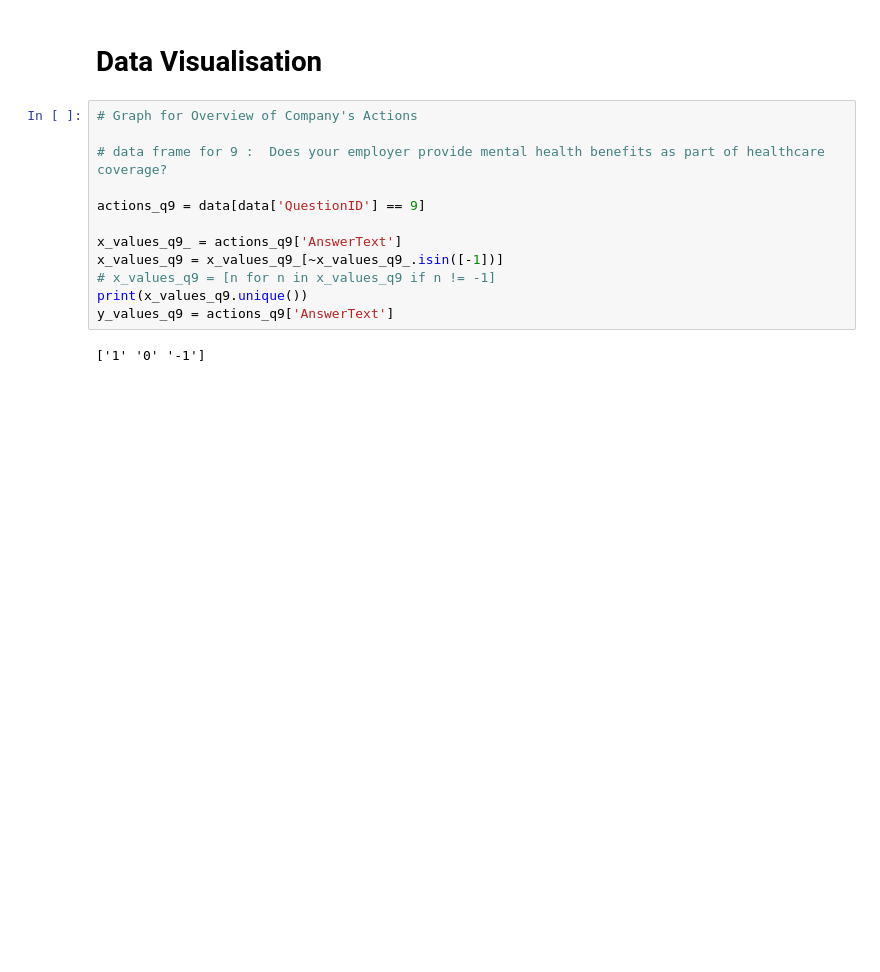
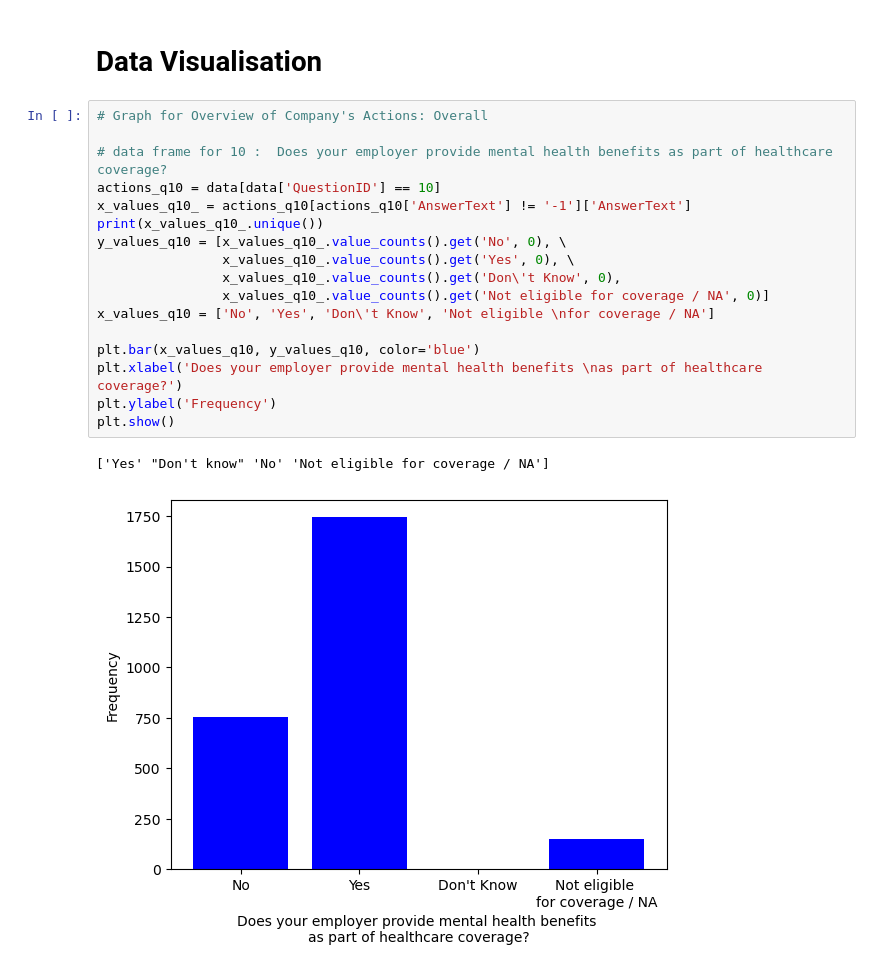
Before and after one commit to Itsamesamir/COMP0031, a Jupyter notebook: mentalHealth/Sachi - Company Actions/Sachi.ipynb, the cells around one changed output. Cells and saved outputs as stored; diff of their text form; blank space fills up the shorter version.

Commit message:
added bar charts

```diff
--- a/mentalHealth/Sachi - Company Actions/Sachi.ipynb
+++ b/mentalHealth/Sachi - Company Actions/Sachi.ipynb
@@ -18,17 +18,23 @@ unique_questions = data['questiontext'].unique()
 # see dataset_notes.txt for notes on questions
 # %% [markdown]
 # Data Visualisation
-# %%
-# Graph for Overview of Company's Actions
-
-# data frame for 9 :  Does your employer provide mental health benefits as part of healthcare coverage?
-
-actions_q9 = data[data['QuestionID'] == 9]
-
-x_values_q9_ = actions_q9['AnswerText']
-x_values_q9 = x_values_q9_[~x_values_q9_.isin([-1])]
-# x_values_q9 = [n for n in x_values_q9 if n != -1]
-print(x_values_q9.unique())
-y_values_q9 = actions_q9['AnswerText']
-# %% [output]
-['1' '0' '-1']
+# %%
+# Graph for Overview of Company's Actions: Overall
+
+# data frame for 10 :  Does your employer provide mental health benefits as part of healthcare coverage?
+actions_q10 = data[data['QuestionID'] == 10]
+x_values_q10_ = actions_q10[actions_q10['AnswerText'] != '-1']['AnswerText']
+print(x_values_q10_.unique())
+y_values_q10 = [x_values_q10_.value_counts().get('No', 0), \
+                x_values_q10_.value_counts().get('Yes', 0), \
+                x_values_q10_.value_counts().get('Don\'t Know', 0),
+                x_values_q10_.value_counts().get('Not eligible for coverage / NA', 0)]
+x_values_q10 = ['No', 'Yes', 'Don\'t Know', 'Not eligible \nfor coverage / NA']
+
+plt.bar(x_values_q10, y_values_q10, color='blue')
+plt.xlabel('Does your employer provide mental health benefits \nas part of healthcare coverage?')
+plt.ylabel('Frequency')
+plt.show()
+# %% [output]
+['Yes' "Don't know" 'No' 'Not eligible for coverage / NA']
+[figure, added]
```
Also changed, not shown: parts of 2 cells of this notebook, 1 other file.
